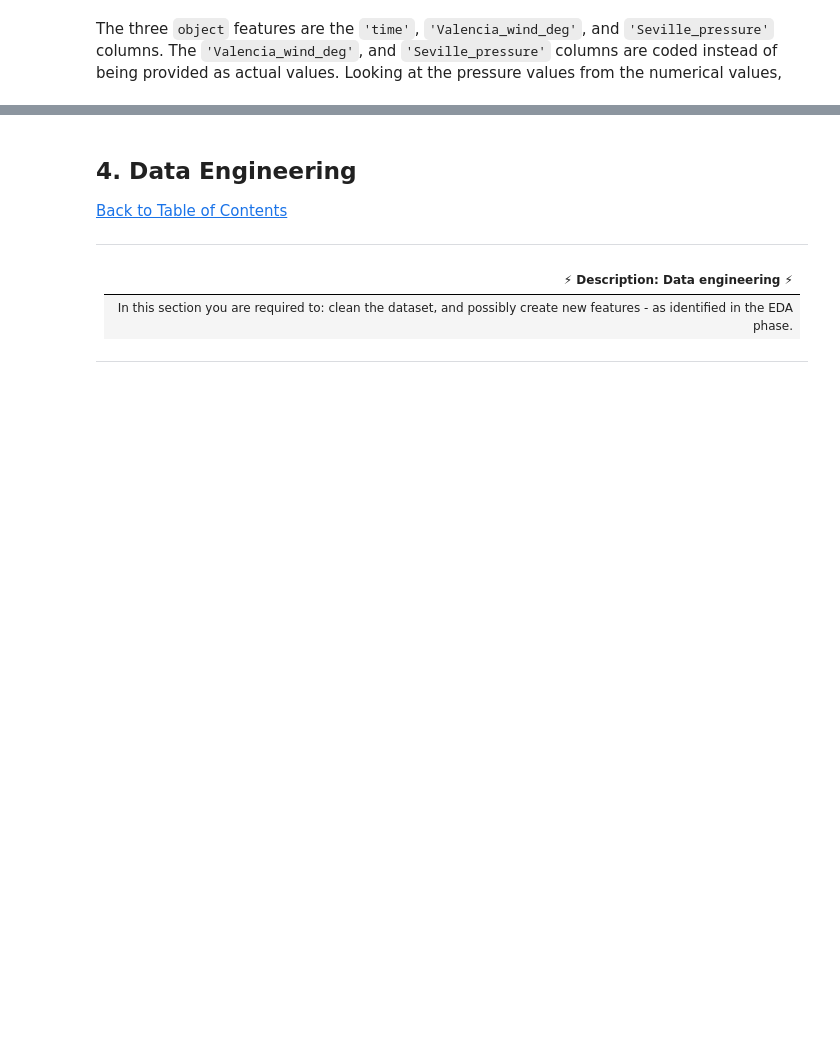
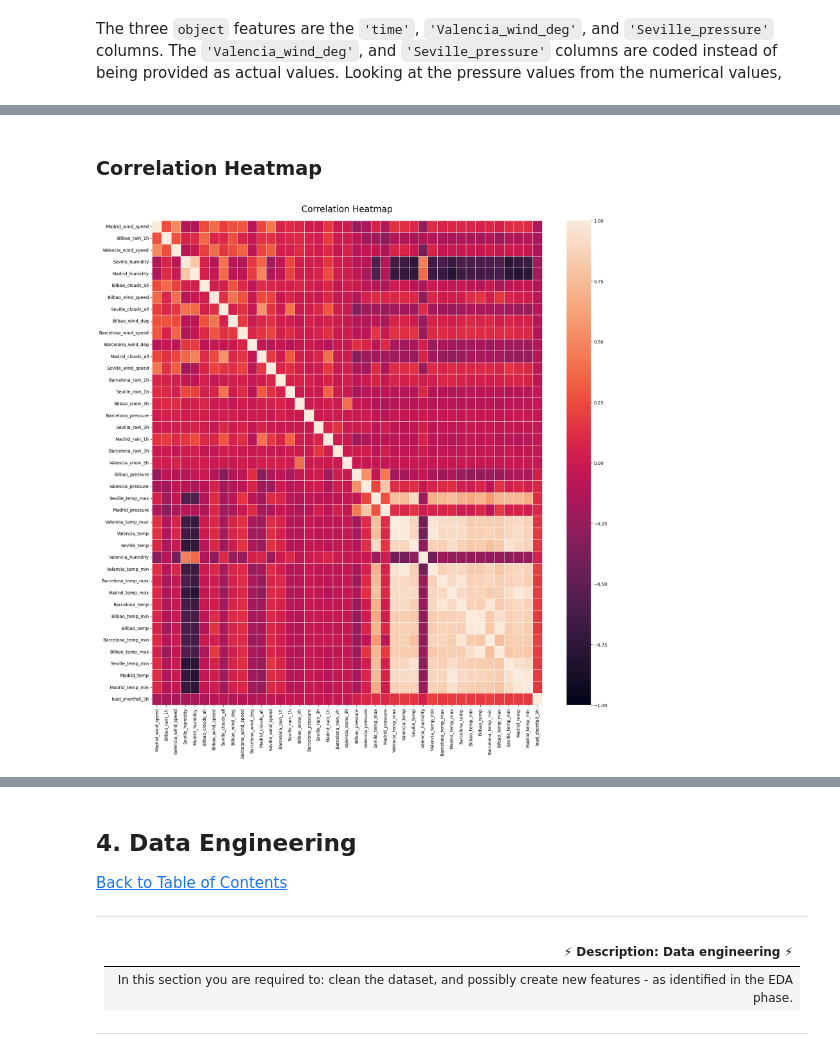
Before and after one commit to queen9921/advanced_regression, a Jupyter notebook: starter-notebook.ipynb, the cells around one changed output, grey strips where cells are left out. Drawn from its saved outputs; the diff is of its cells as text; code cells hidden in the pictures; blank space fills up the shorter version.

```diff
--- a/starter-notebook.ipynb
+++ b/starter-notebook.ipynb
@@ -106,7 +106,8 @@ For this task, exploritory data analysis (EDA) will be utilised to analyse and e
 
 ---
 # %%
-df_train = pd.read_csv("df_train.csv")
+df1 = pd.read_csv("df_train.csv") #Original data
+df_train = df1.copy() #Copy data that we will use for EDA
 df_train.head()
 # %% [output]
 |  | Unnamed: 0 | time | Madrid_wind_speed | Valencia_wind_deg | Bilbao_rain_1h | Valencia_wind_speed | ... |
@@ -253,0 +317,3 @@ The three `object` features are the `'time'`, `'Valencia_wind_deg'`, and `'Sevil
+# %%
+columns_to_drop =['Madrid_weather_id', 'Barcelona_weather_id', 'Seville_weather_id', 'Bilbao_weather_id']
+df_corr = df_train.drop(columns_to_drop, axis=1)
@@ -253,0 +344,8 @@ The three `object` features are the `'time'`, `'Valencia_wind_deg'`, and `'Sevil
+# %% [markdown]
+### Correlation Heatmap
+# %%
+plt.figure(figsize=(20, 20))
+heatmap = sns.heatmap(df_corr.corr(), vmin=-1, vmax=1, linewidths=0.5)
+heatmap.set_title('Correlation Heatmap', fontdict={'fontsize':20}, pad=20);
+# %% [output]
+[figure, added]
```
Also changed, not shown: parts of 24 cells of this notebook, 1 other file.
